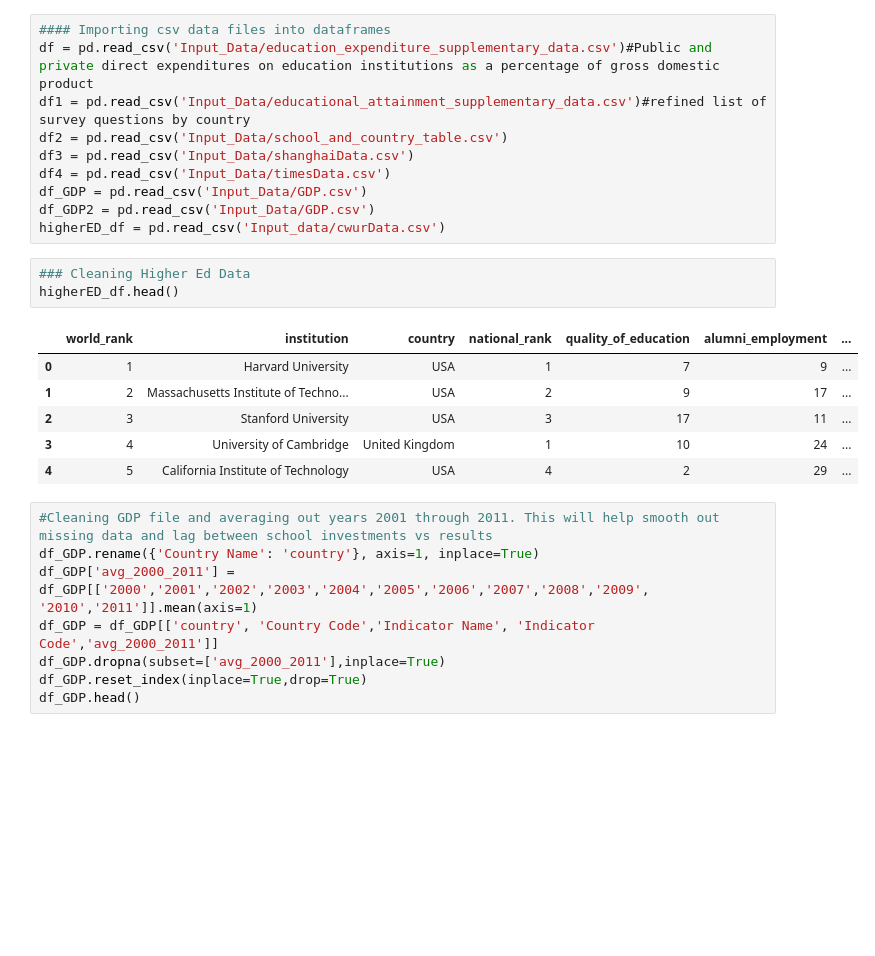
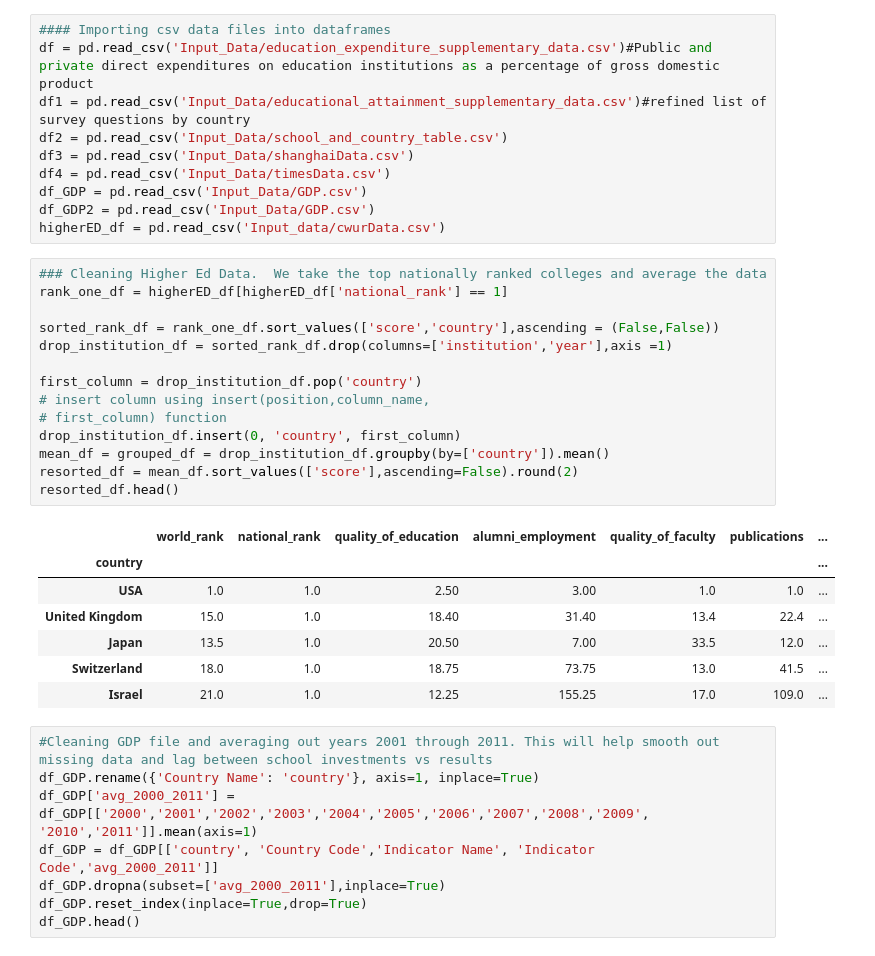
Before and after one commit to bluewallumich/Predicting-Educational-Outcomes, a Jupyter notebook: Milestone II Project v1.ipynb, the cells around one changed output. Saved outputs shown, nothing was run; the diff lists cells and outputs as text; blank space fills up the shorter version.

Commit message:
working on university data MillestoneIIV.1

```diff
--- a/Milestone II Project v1.ipynb
+++ b/Milestone II Project v1.ipynb
@@ -14,15 +14,27 @@ df_GDP = pd.read_csv('Input_Data/GDP.csv')
 df_GDP2 = pd.read_csv('Input_Data/GDP.csv')
 higherED_df = pd.read_csv('Input_data/cwurData.csv')
 # %%
-### Cleaning Higher Ed Data
-higherED_df.head()
+### Cleaning Higher Ed Data.  We take the top nationally ranked colleges and average the data
+rank_one_df = higherED_df[higherED_df['national_rank'] == 1]
+
+sorted_rank_df = rank_one_df.sort_values(['score','country'],ascending = (False,False))
+drop_institution_df = sorted_rank_df.drop(columns=['institution','year'],axis =1)
+
+first_column = drop_institution_df.pop('country')
+# insert column using insert(position,column_name,
+# first_column) function
+drop_institution_df.insert(0, 'country', first_column)
+mean_df = grouped_df = drop_institution_df.groupby(by=['country']).mean()
+resorted_df = mean_df.sort_values(['score'],ascending=False).round(2)
+resorted_df.head()
 # %% [output]
-|  | world_rank | institution | country | national_rank | quality_of_education | alumni_employment | ... |
-| 0 | 1 | Harvard University | USA | 1 | 7 | 9 | ... |
-| 1 | 2 | Massachusetts Institute of Techno... | USA | 2 | 9 | 17 | ... |
-| 2 | 3 | Stanford University | USA | 3 | 17 | 11 | ... |
-| 3 | 4 | University of Cambridge | United Kingdom | 1 | 10 | 24 | ... |
-| 4 | 5 | California Institute of Technology | USA | 4 | 2 | 29 | ... |
+|  | world_rank | national_rank | quality_of_education | alumni_employment | quality_of_faculty | publications | ... |
+| country |  |  |  |  |  |  | ... |
+| USA | 1.0 | 1.0 | 2.50 | 3.00 | 1.0 | 1.0 | ... |
+| United Kingdom | 15.0 | 1.0 | 18.40 | 31.40 | 13.4 | 22.4 | ... |
+| Japan | 13.5 | 1.0 | 20.50 | 7.00 | 33.5 | 12.0 | ... |
+| Switzerland | 18.0 | 1.0 | 18.75 | 73.75 | 13.0 | 41.5 | ... |
+| Israel | 21.0 | 1.0 | 12.25 | 155.25 | 17.0 | 109.0 | ... |
 # %%
 #Cleaning GDP file and averaging out years 2001 through 2011. This will help smooth out missing data and lag between school investments vs results
 df_GDP.rename({'Country Name': 'country'}, axis=1, inplace=True)
```
Also changed, not shown: 1 other file.
